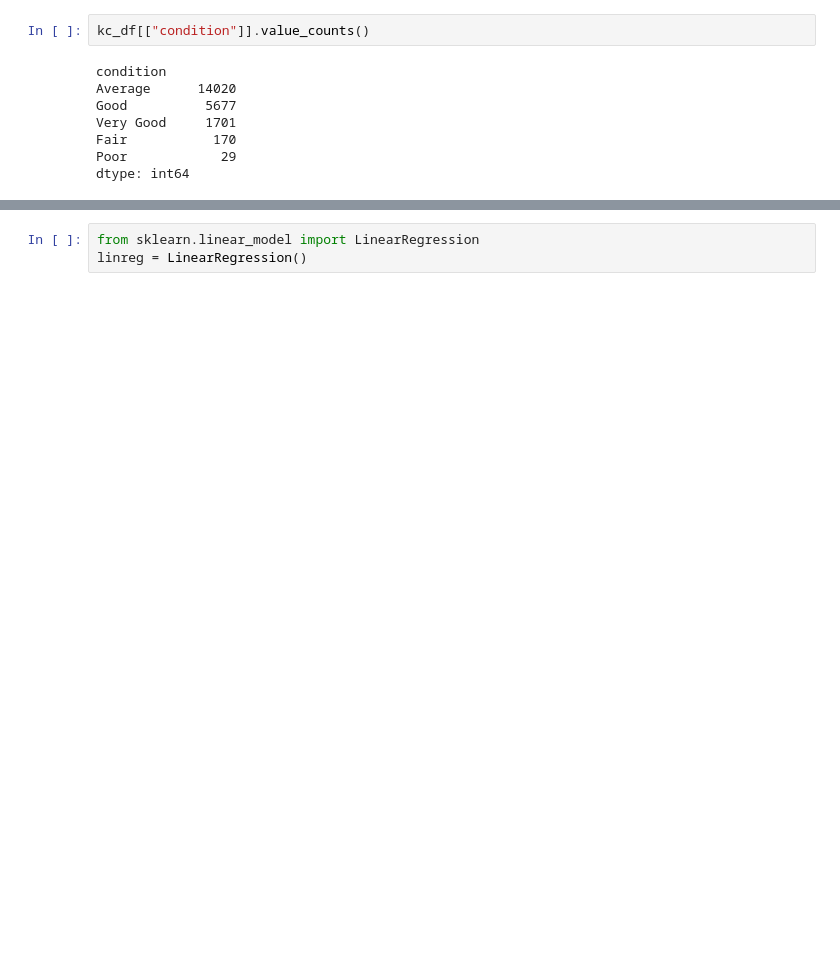
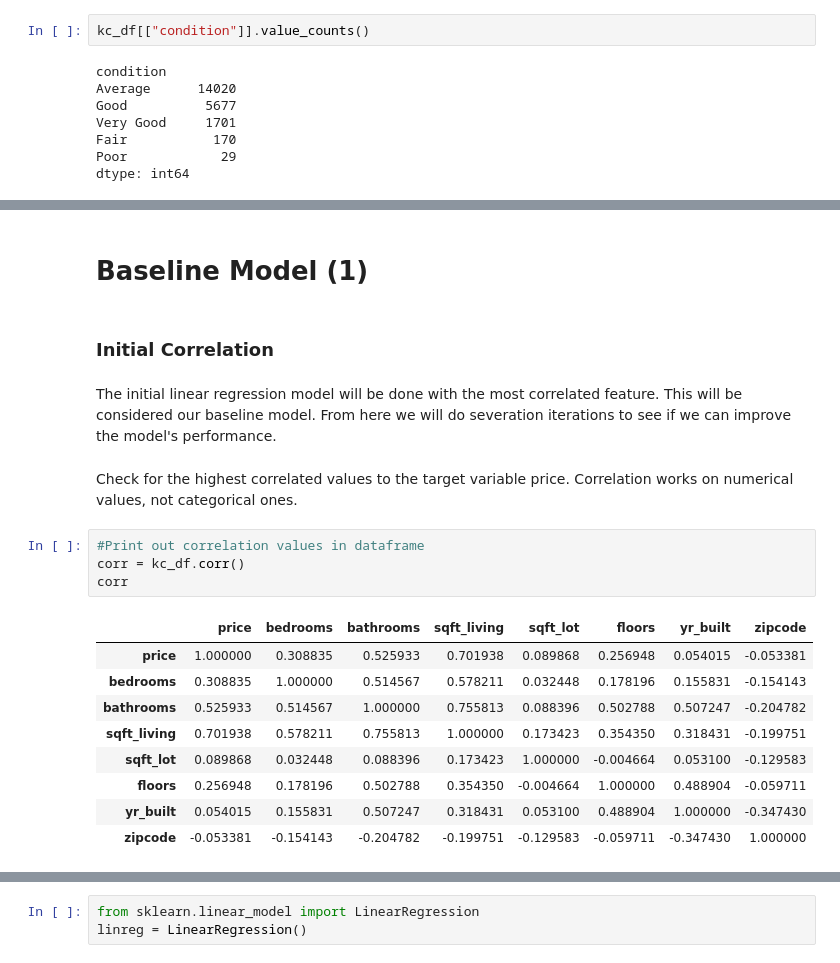
Before and after one commit to Dmvinedata/dsc-phase-2-project-v2-3, a Jupyter notebook: student.ipynb, the cells around one changed output, grey strips where cells are left out. Cells and saved outputs as stored; diff of their text form; blank space fills up the shorter version.

```diff
--- a/student.ipynb
+++ b/student.ipynb
@@ -302,0 +336,24 @@ X_test_log = pd.DataFrame(log_transformer.transform(newarr_test),columns= ["sqft
+# %% [markdown]
+# Baseline Model (1)
+# %% [markdown]
+###  Initial Correlation
+# %% [markdown]
+The initial linear regression model will be done with the most correlated feature. This will be considered our
+baseline model.  From here we will do severation iterations to see if we can improve the model's performance.
+# %% [markdown]
+Check for the highest correlated values to the target variable price.
+Correlation works on numerical values, not categorical ones.
+# %%
+#Print out correlation values in dataframe
+corr = kc_df.corr()
+corr
+# %% [output]
+|  | price | bedrooms | bathrooms | sqft_living | sqft_lot | floors | yr_built | zipcode |
+| price | 1.000000 | 0.308835 | 0.525933 | 0.701938 | 0.089868 | 0.256948 | 0.054015 | -0.053381 |
+| bedrooms | 0.308835 | 1.000000 | 0.514567 | 0.578211 | 0.032448 | 0.178196 | 0.155831 | -0.154143 |
+| bathrooms | 0.525933 | 0.514567 | 1.000000 | 0.755813 | 0.088396 | 0.502788 | 0.507247 | -0.204782 |
+| sqft_living | 0.701938 | 0.578211 | 0.755813 | 1.000000 | 0.173423 | 0.354350 | 0.318431 | -0.199751 |
+| sqft_lot | 0.089868 | 0.032448 | 0.088396 | 0.173423 | 1.000000 | -0.004664 | 0.053100 | -0.129583 |
+| floors | 0.256948 | 0.178196 | 0.502788 | 0.354350 | -0.004664 | 1.000000 | 0.488904 | -0.059711 |
+| yr_built | 0.054015 | 0.155831 | 0.507247 | 0.318431 | 0.053100 | 0.488904 | 1.000000 | -0.347430 |
+| zipcode | -0.053381 | -0.154143 | -0.204782 | -0.199751 | -0.129583 | -0.059711 | -0.347430 | 1.000000 |
```
Also changed, not shown: parts of 125 cells of this notebook.
